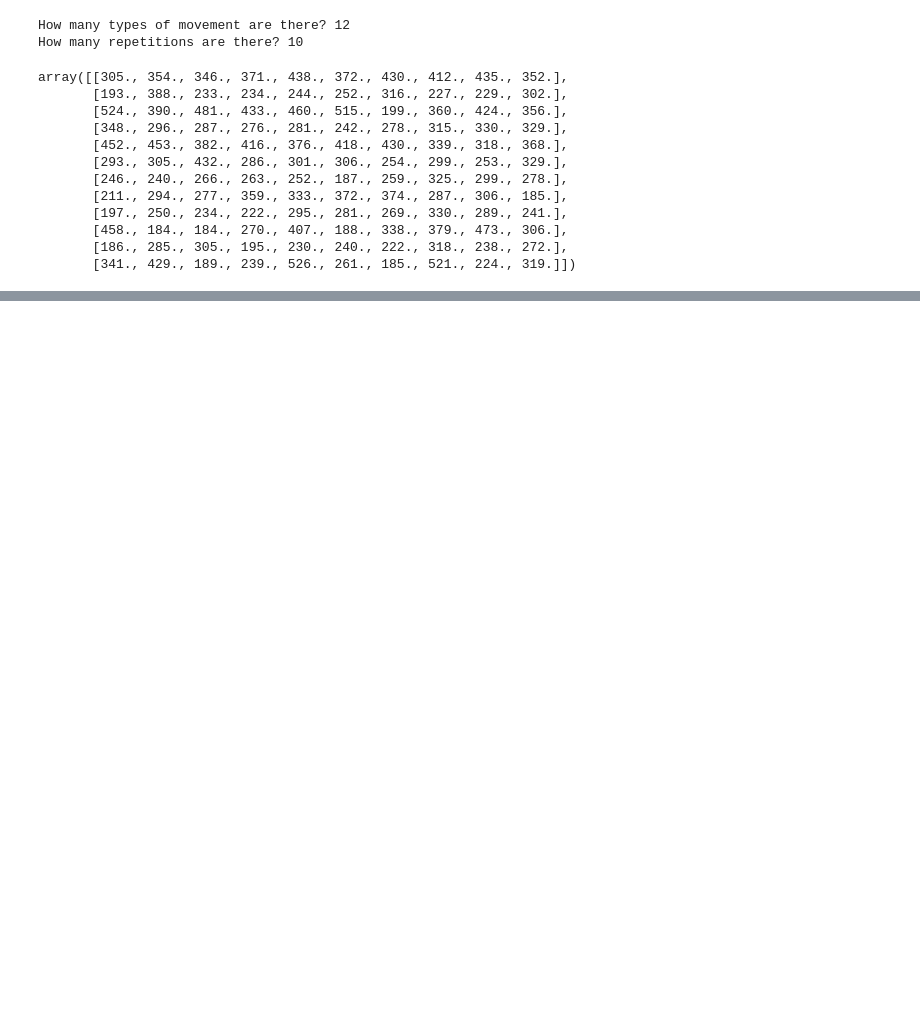
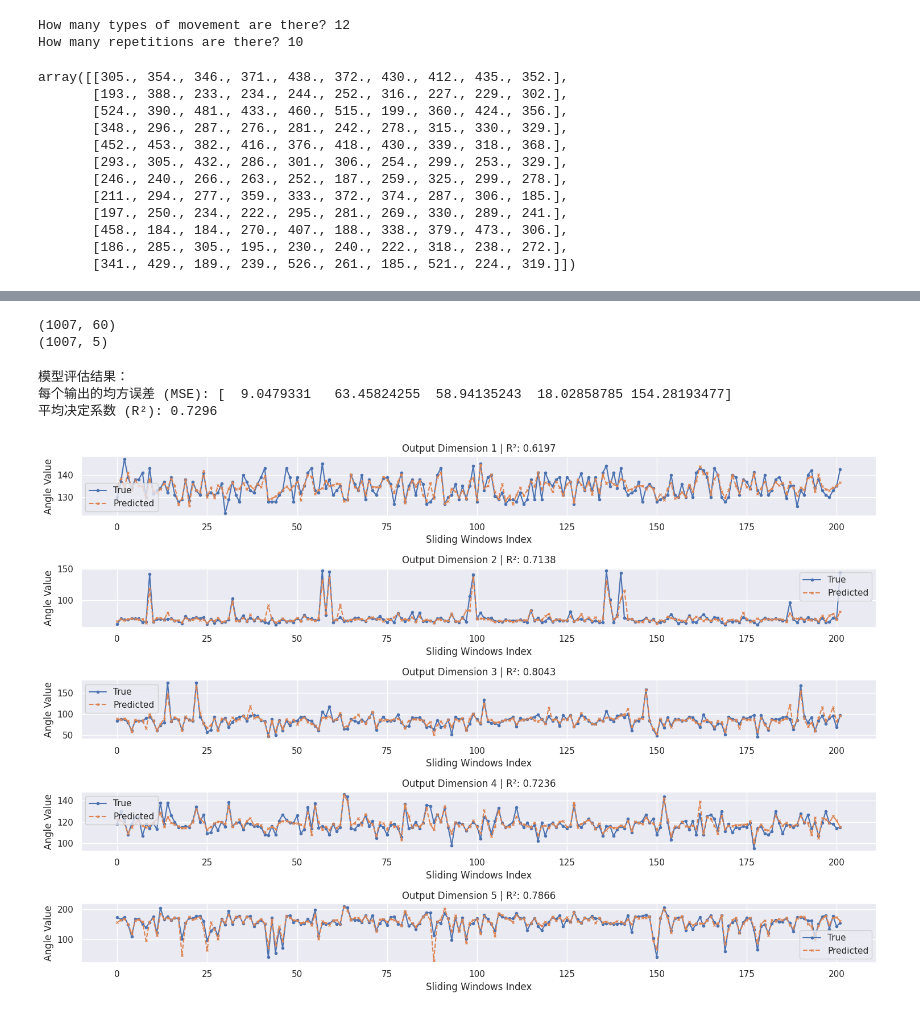
Before and after one commit to YuanshengZhou309/NSSP_Project2, a Jupyter notebook: Miniproject2-Part3.ipynb, the cells around one changed output, grey strips where cells are left out. Saved outputs shown, nothing was run; the diff lists cells and outputs as text; code cells hidden in the pictures; blank space fills up the shorter version.

```diff
--- a/Miniproject2-Part3.ipynb
+++ b/Miniproject2-Part3.ipynb
@@ -10,3 +10,8 @@ from scipy.signal import butter
 from scipy.signal import sosfiltfilt
 from scipy.signal import welch
 import pandas as pd
+
+import os
+import sys
+path = os.getcwd()+'/drive/MyDrive/NSSP_Project2/'
+sys.path.append(os.getcwd()+'/drive/MyDrive/NSSP_Project2/')
@@ -503,0 +312,71 @@ IndexError: boolean index did not match indexed array along dimension 0; dimensi
+# %%
+print(features.shape)
+print(targets.shape)
+# %% [output]
+(1007, 60)
+(1007, 5)
+# %%
+import numpy as np
+from sklearn.ensemble import GradientBoostingRegressor
+from sklearn.multioutput import MultiOutputRegressor
+from sklearn.metrics import mean_squared_error, r2_score
+from sklearn.model_selection import train_test_split
+
+
+# 数据划分：训练集和测试集
+X_train, X_test, y_train, y_test = train_test_split(features, targets, test_size=0.2, random_state=42)
+
+# 使用 MultiOutputRegressor 包装 GradientBoostingRegressor
+base_model = GradientBoostingRegressor(n_estimators=100, learning_rate=0.1, max_depth=3, random_state=42)
+multioutput_model = MultiOutputRegressor(base_model)
+
+# 训练模型
+multioutput_model.fit(X_train, y_train)
+
+# 预测
+Y_pred = multioutput_model.predict(X_test)
+
+# 模型评估
+mse = mean_squared_error(y_test, Y_pred, multioutput='raw_values')  # 计算每个输出的 MSE
+r2 = r2_score(y_test, Y_pred, multioutput='uniform_average')  # 平均 R²
+
+print("模型评估结果：")
+print(f"每个输出的均方误差 (MSE): {mse}")
+print(f"平均决定系数 (R²): {r2:.4f}")
+# %% [output]
+模型评估结果：
+每个输出的均方误差 (MSE): [  9.0479331   63.45824255  58.94135243  18.02858785 154.28193477]
+平均决定系数 (R²): 0.7296
+# %%
+def plot_predictions_with_metrics(Y_test, Y_pred, num_outputs):
+    """
+    绘制真实值与预测值的比较图，并在每个子图上显示 R² 和 MSE。
+    :param Y_test: 真实标签 (n_samples, num_outputs)
+    :param Y_pred: 预测值 (n_samples, num_outputs)
+    :param num_outputs: 输出维度数量
+    """
+    plt.figure(figsize=(15, 10))
+
+    for i in range(num_outputs):
+        # 计算 R² 和 MSE
+        r2 = r2_score(Y_test[:, i], Y_pred[:, i])
+        # mse = mean_squared_error(Y_test[:, i], Y_pred[:, i])
+
+        # 绘制真实值和预测值
+        plt.subplot(num_outputs, 1, i + 1)
+        plt.plot(Y_test[:, i], label='True', linestyle='-', marker='o', markersize=3)
+        plt.plot(Y_pred[:, i], label='Predicted', linestyle='--', marker='x', markersize=3)
+
+        # 添加标题和指标
+        plt.title(f"Output Dimension {i+1} | R²: {r2:.4f}")
+        plt.xlabel("Sliding Windows Index")
+        plt.ylabel("Angle Value")
+        plt.legend()
+        plt.tight_layout()
+
+    plt.show()
+
+# 调用函数
+plot_predictions_with_metrics(y_test, Y_pred, num_outputs=y_test.shape[1])
+# %% [output]
+[figure, added]
```
Also changed, not shown: parts of 37 cells of this notebook, 2 other files.
